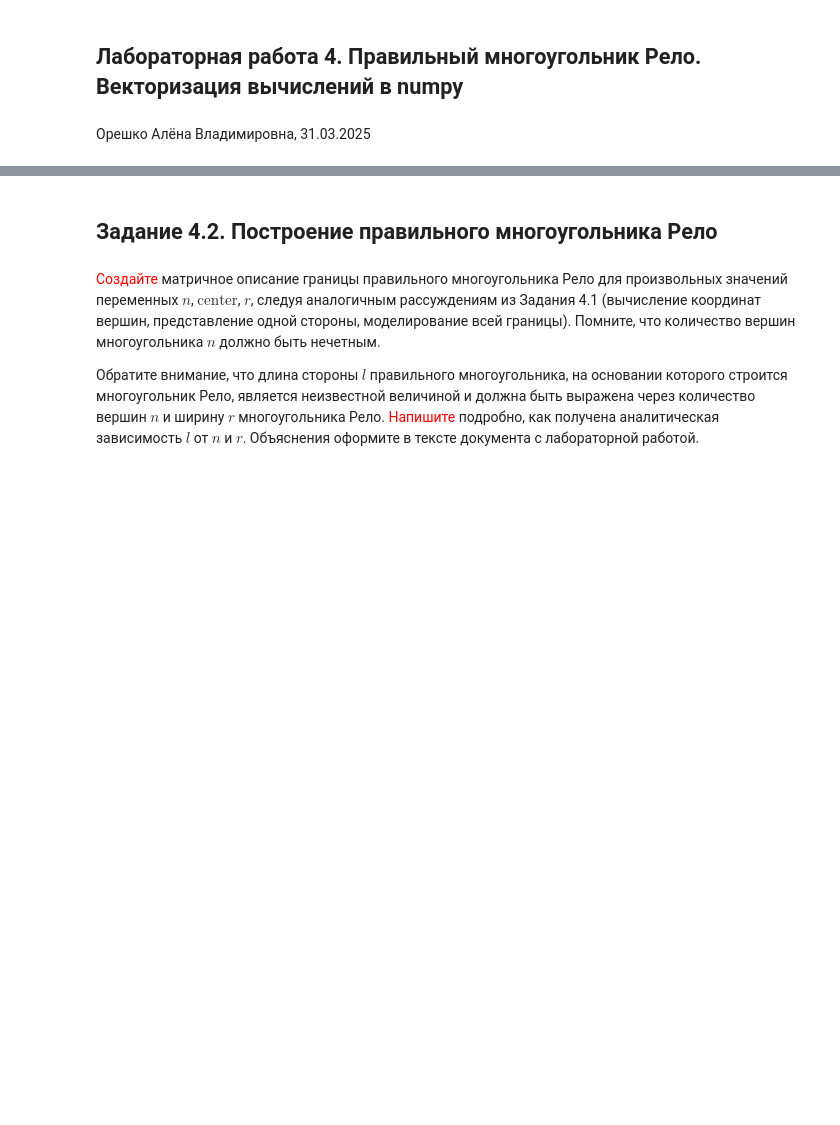
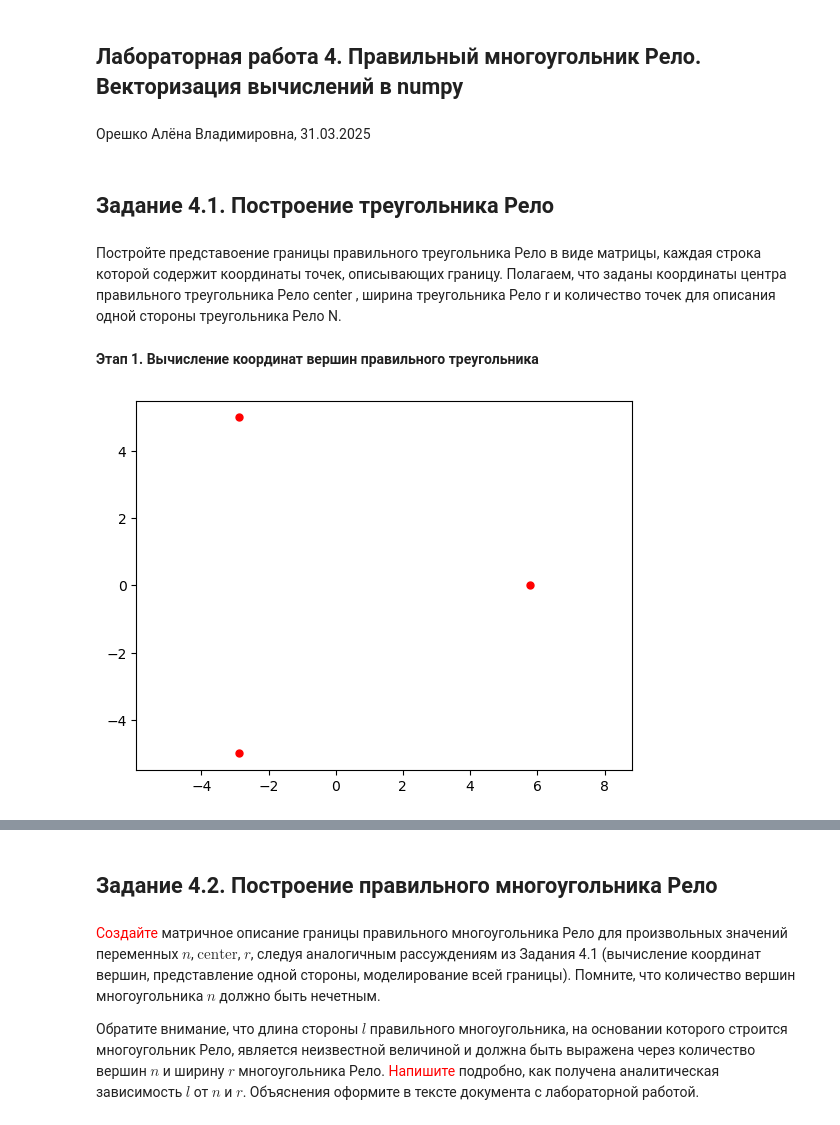
Before and after one commit to allionsik/km, a Jupyter notebook: КМ2_ЛБ04_Орешко.ipynb, the cells around one changed output, grey strips where cells are left out. Cells and saved outputs as stored; diff of their text form; code cells hidden in the pictures; blank space fills up the shorter version.

```diff
--- a/КМ2_ЛБ04_Орешко.ipynb
+++ b/КМ2_ЛБ04_Орешко.ipynb
@@ -2,3 +2,29 @@
 ## Лабораторная работа 4. Правильный многоугольник Рело. Векторизация вычислений в numpy
 # %% [markdown]
 Орешко Алёна Владимировна, 31.03.2025
+# %% [markdown]
+## Задание 4.1. Построение треугольника Рело
+# %% [markdown]
+Постройте представоение границы правильного треугольника Рело в виде матрицы,
+каждая строка которой содержит координаты точек, описывающих границу.
+Полагаем, что заданы координаты центра правильного треугольника Рело center ,
+ширина треугольника Рело r и количество точек для описания одной стороны
+треугольника Рело N.
+# %% [markdown]
+**Этап 1. Вычисление координат вершин правильного треугольника**
+# %%
+import numpy as np
+import matplotlib.pyplot as plt
+n = 3 # количество вершин треугольника Рело
+center = np.array([0,0]) # координаты центра треугольника Рело
+r = 10. # ширина треугольника Рело
+N = 100 # количество точек для описания одной стороны треугольника Рело
+l = r # !!! равенство справедливо только для треугольника Рело
+R = l/(2*np.sin(np.pi/n))
+t = np.arange(0,2*np.pi,2*np.pi/n)
+t = np.arange(0,2*np.pi,2*np.pi/n)
+vertices = center + R*np.transpose([np.cos(t), np.sin(t)])
+plt.plot(vertices[:,0],vertices[:,1],'r.',markersize=10)
+plt.axis('equal');
+# %% [output]
+[figure, added]
```
Also changed, not shown: parts of 13 cells of this notebook.
